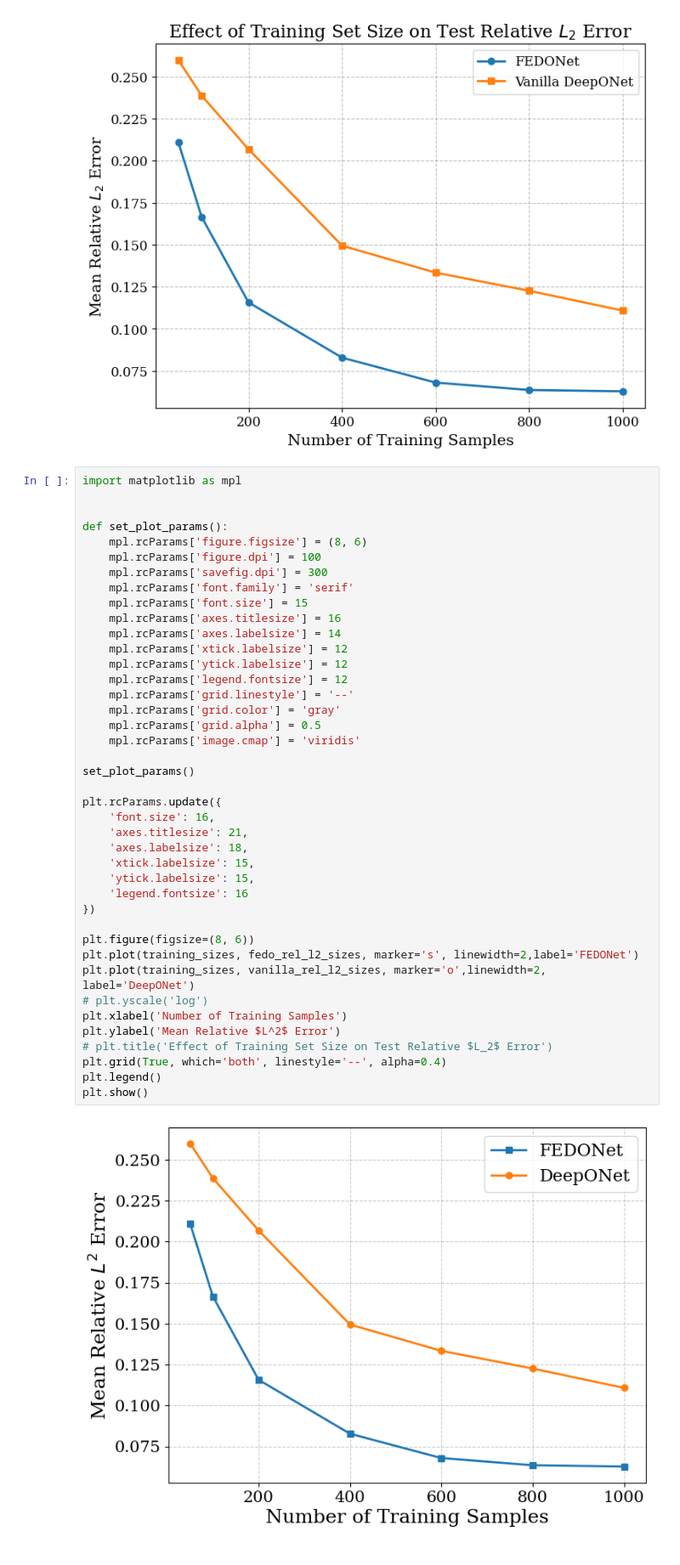
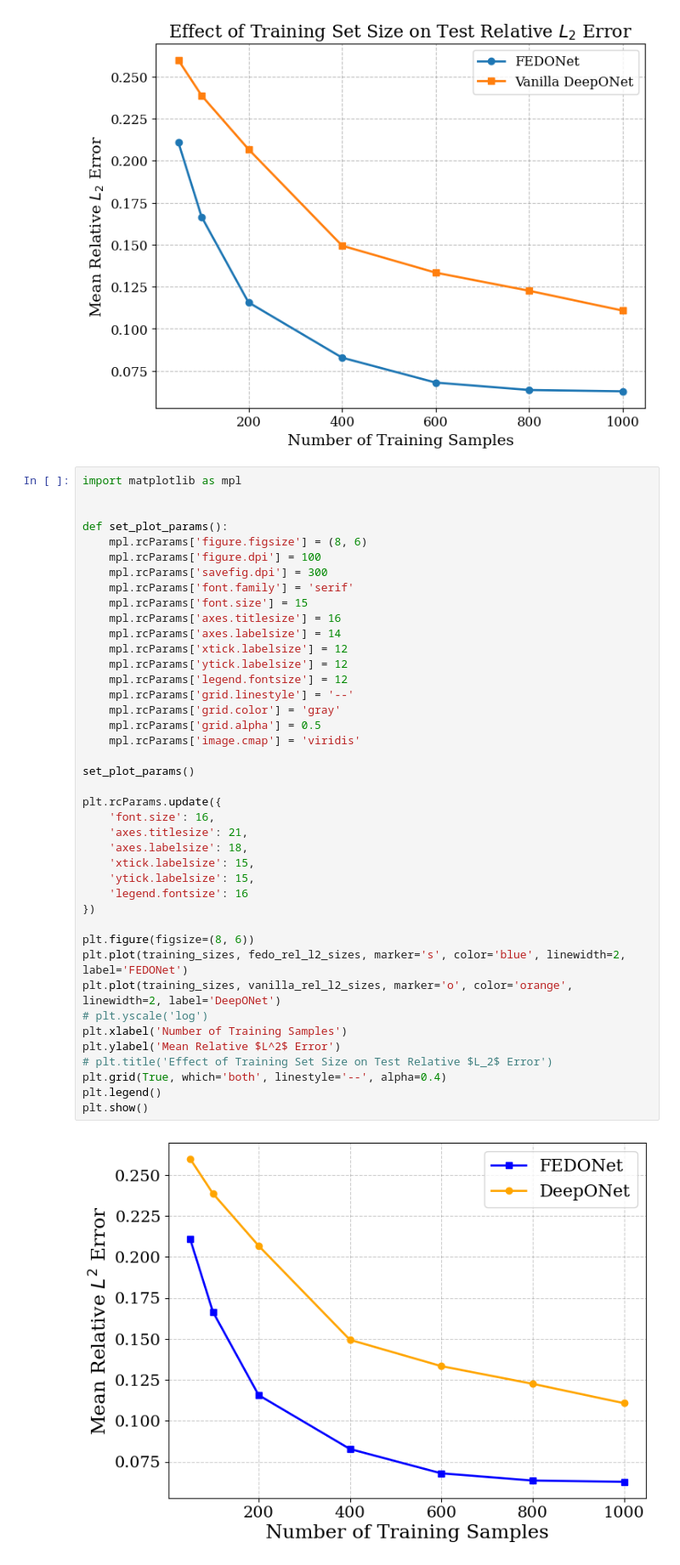
Before and after one commit to as26101999/Fourier-Embedded-DeepONets, a Jupyter notebook: Allen-Cahn/AC_number_training_sample.ipynb, the cells around one changed output. Shown at 85% size. Saved outputs shown, nothing was run; the diff lists cells and outputs as text.

```diff
--- a/Allen-Cahn/AC_number_training_sample.ipynb
+++ b/Allen-Cahn/AC_number_training_sample.ipynb
@@ -626,33 +626,33 @@ def set_plot_params():
     mpl.rcParams['axes.titlesize'] = 16
     mpl.rcParams['axes.labelsize'] = 14
     mpl.rcParams['xtick.labelsize'] = 12
     mpl.rcParams['ytick.labelsize'] = 12
     mpl.rcParams['legend.fontsize'] = 12
     mpl.rcParams['grid.linestyle'] = '--'
     mpl.rcParams['grid.color'] = 'gray'
     mpl.rcParams['grid.alpha'] = 0.5
     mpl.rcParams['image.cmap'] = 'viridis'
 
 set_plot_params()
 
 plt.rcParams.update({
     'font.size': 16,
     'axes.titlesize': 21,
     'axes.labelsize': 18,
     'xtick.labelsize': 15,
     'ytick.labelsize': 15,
     'legend.fontsize': 16
 })
 
 plt.figure(figsize=(8, 6))
-plt.plot(training_sizes, fedo_rel_l2_sizes, marker='s', linewidth=2,label='FEDONet')
-plt.plot(training_sizes, vanilla_rel_l2_sizes, marker='o',linewidth=2, label='DeepONet')
+plt.plot(training_sizes, fedo_rel_l2_sizes, marker='s', color='blue', linewidth=2, label='FEDONet')
+plt.plot(training_sizes, vanilla_rel_l2_sizes, marker='o', color='orange', linewidth=2, label='DeepONet')
 # plt.yscale('log')
 plt.xlabel('Number of Training Samples')
 plt.ylabel('Mean Relative $L^2$ Error')
 # plt.title('Effect of Training Set Size on Test Relative $L_2$ Error')
 plt.grid(True, which='both', linestyle='--', alpha=0.4)
 plt.legend()
 plt.show()
 # %% [output]
-[figure, old version]
+[figure, new version]
```
